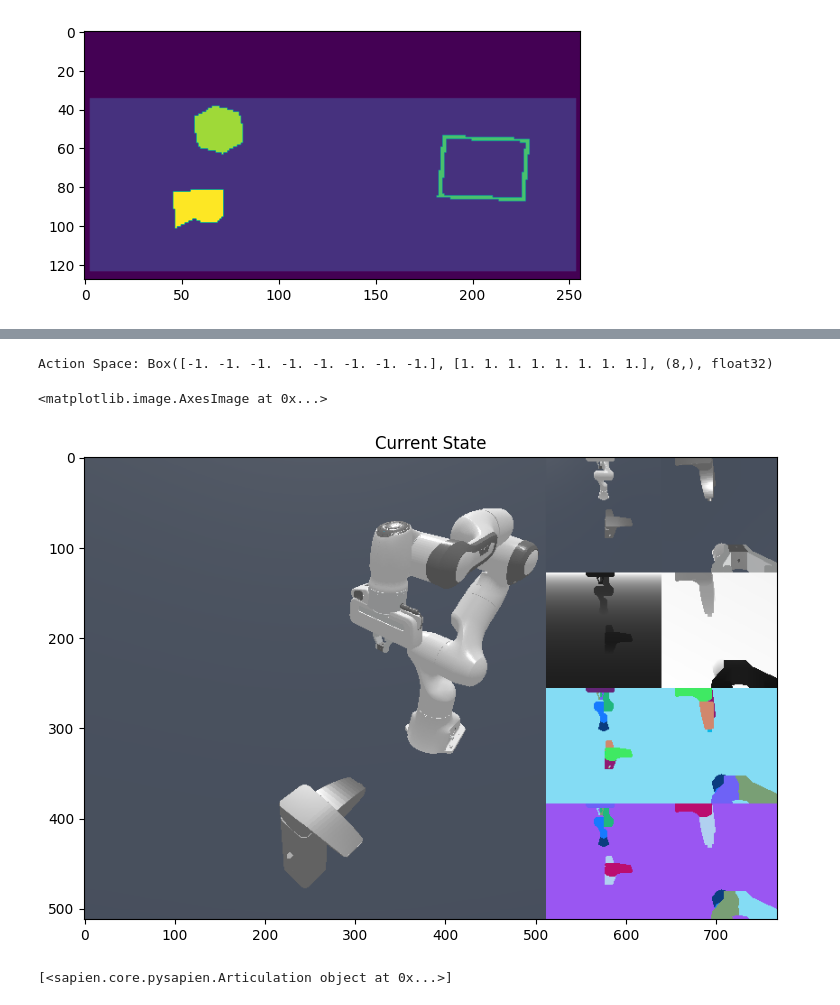
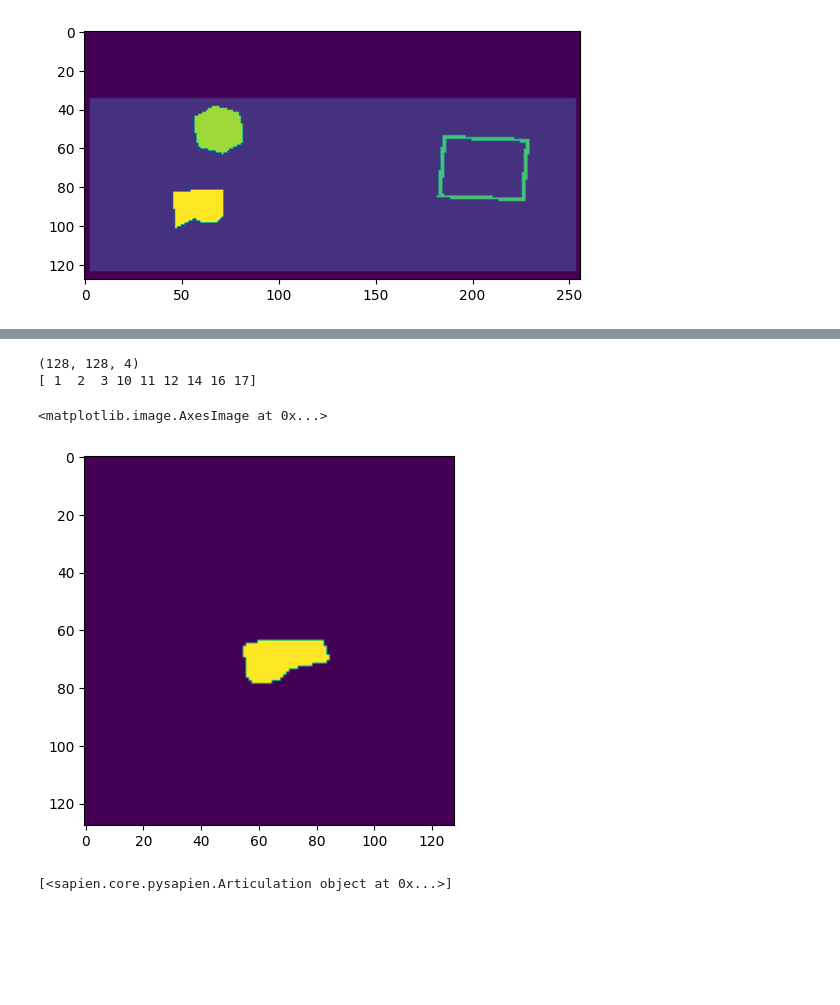
Before and after one commit to StefanoFerraro/FOCUS, a Jupyter notebook: notebooks/mw_debug.ipynb, the cells around one changed output, grey strips where cells are left out. Cells and saved outputs as stored; diff of their text form; code cells hidden in the pictures; blank space fills up the shorter version.

```diff
--- a/notebooks/mw_debug.ipynb
+++ b/notebooks/mw_debug.ipynb
@@ -126,7 +129,7 @@ Action Space: Box([-1. -1. -1. -1. -1. -1. -1. -1.], [1. 1. 1. 1. 1. 1. 1. 1.],
 env_id = "TurnFaucet-v0" #@param ['PickCube-v0', 'PegInsertionSide-v0', 'StackCube-v0', 'PlugCharger-v0']
 
 # choose an observation type and space, see https://haosulab.github.io/ManiSkill2/concepts/observation.html for details
-obs_mode = "state_dict" #@param can be one of ['pointcloud', 'rgbd', 'state_dict', 'state']
+obs_mode = "rgbd" #@param can be one of ['pointcloud', 'rgbd', 'state_dict', 'state']
 
 # choose a controller type / action space, see https://haosulab.github.io/ManiSkill2/concepts/controllers.html for a full list
 control_mode = "pd_joint_delta_pos" #@param can be one of ['pd_ee_delta_pose', 'pd_ee_delta_pos', 'pd_joint_delta_pos', 'arm_pd_joint_pos_vel']
@@ -150,17 +153,18 @@ Action Space: Box([-1. -1. -1. -1. -1. -1. -1. -1.], [1. 1. 1. 1. 1. 1. 1. 1.],
 <matplotlib.image.AxesImage at 0x...>
 [figure]
-# %%
-obs = env.reset()
-print("Action Space:", env.action_space)
-# take a look at the current state
-img = env.render(mode="cameras")
-plt.figure(figsize=(10,6))
-plt.title("Current State")
-plt.imshow(img)
-# %% [output]
-Action Space: Box([-1. -1. -1. -1. -1. -1. -1. -1.], [1. 1. 1. 1. 1. 1. 1. 1.], (8,), float32)
-<matplotlib.image.AxesImage at 0x...>
-[figure, removed]
+# %%
+obs = env.reset()
+print(obs["image"]["base_camera"]["Segmentation"].shape)
+import matplotlib.pyplot as plt
+seg = obs["image"]["base_camera"]["Segmentation"][:,:,1]
+print(np.unique(obs["image"]["base_camera"]["Segmentation"][:,:,1]))
+plt.imshow(obs["image"]["base_camera"]["Segmentation"][:,:,1])
+plt.imshow(obs["image"]["base_camera"]["Segmentation"][:,:,1] == 17)
+# %% [output]
+(128, 128, 4)
+[ 1  2  3 10 11 12 14 16 17]
+<matplotlib.image.AxesImage at 0x...>
+[figure, added]
 # %%
 print(env.get_articulations())
 # %% [output]
```
Also changed, not shown: parts of 3 cells of this notebook, 6 other files.
